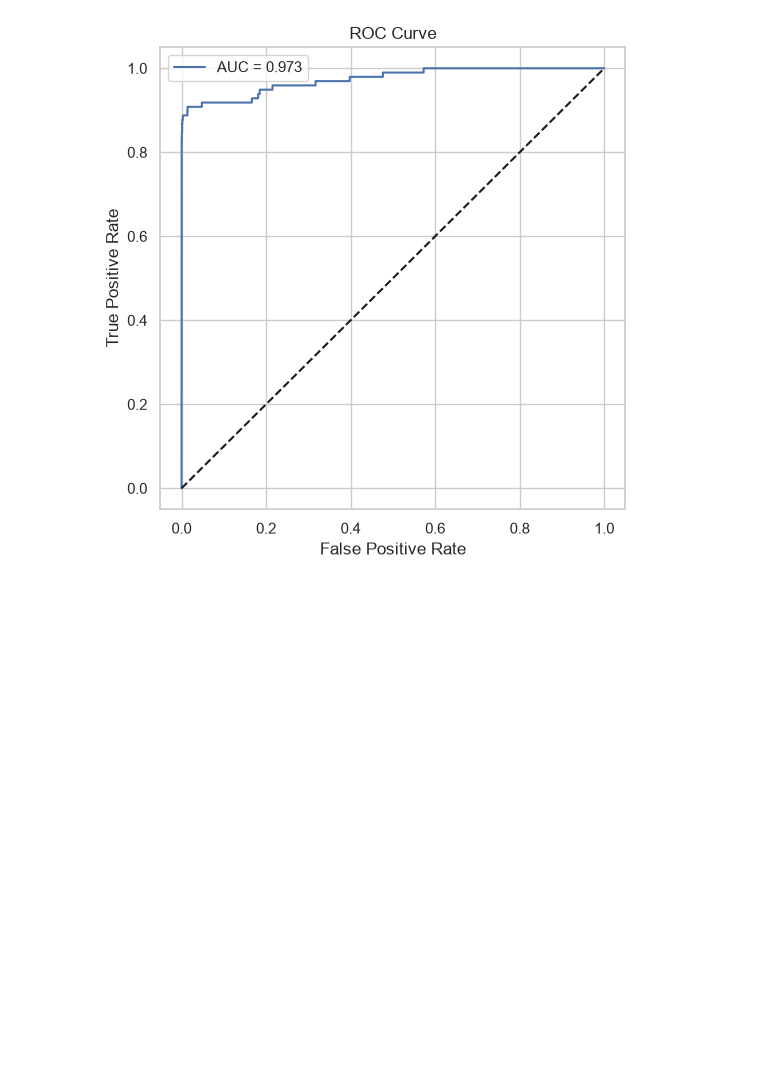
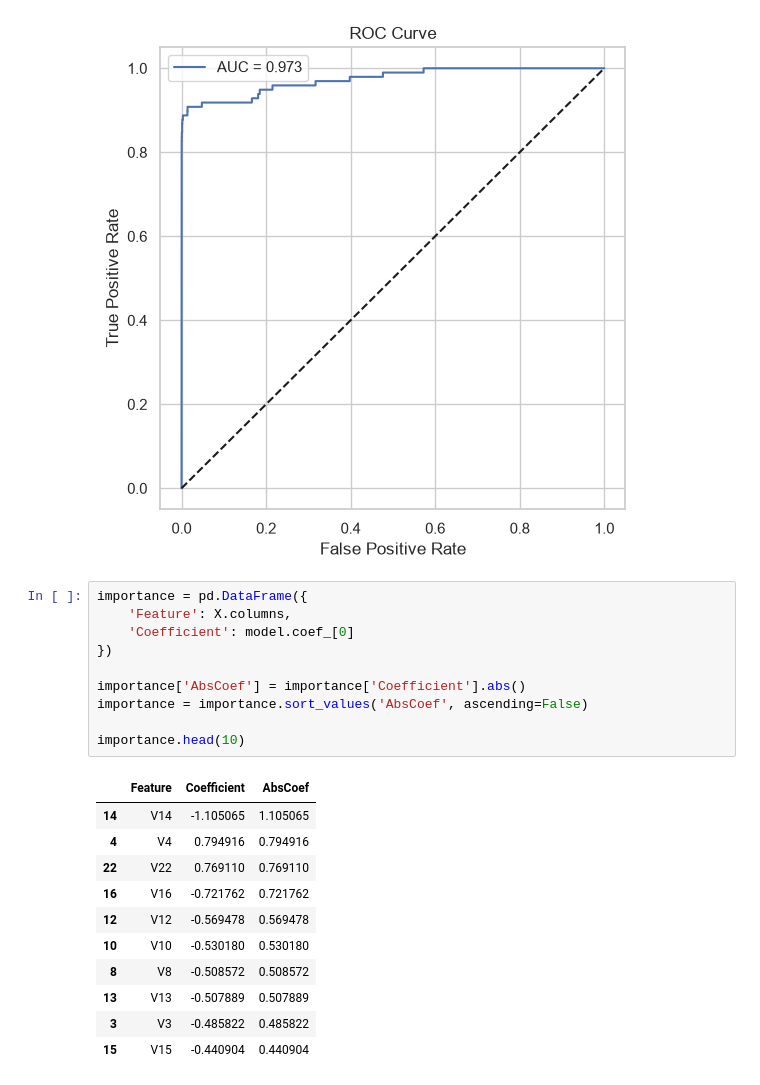
Before and after one commit to Harsh3919/Transactional-Fraud-Detection-Analysis, a Jupyter notebook: notebooks/fraud_detection_analysis.ipynb, the cells around one changed output. Saved outputs shown, nothing was run; the diff lists cells and outputs as text; blank space fills up the shorter version.

```diff
--- a/notebooks/fraud_detection_analysis.ipynb
+++ b/notebooks/fraud_detection_analysis.ipynb
@@ -249,3 +249,25 @@ plt.legend()
 plt.show()
 # %% [output]
 [figure]
+# %%
+importance = pd.DataFrame({
+    'Feature': X.columns,
+    'Coefficient': model.coef_[0]
+})
+
+importance['AbsCoef'] = importance['Coefficient'].abs()
+importance = importance.sort_values('AbsCoef', ascending=False)
+
+importance.head(10)
+# %% [output]
+|  | Feature | Coefficient | AbsCoef |
+| 14 | V14 | -1.105065 | 1.105065 |
+| 4 | V4 | 0.794916 | 0.794916 |
+| 22 | V22 | 0.769110 | 0.769110 |
+| 16 | V16 | -0.721762 | 0.721762 |
+| 12 | V12 | -0.569478 | 0.569478 |
+| 10 | V10 | -0.530180 | 0.530180 |
+| 8 | V8 | -0.508572 | 0.508572 |
+| 13 | V13 | -0.507889 | 0.507889 |
+| 3 | V3 | -0.485822 | 0.485822 |
+| 15 | V15 | -0.440904 | 0.440904 |
```
Also changed, not shown: parts of 1 cell of this notebook.
